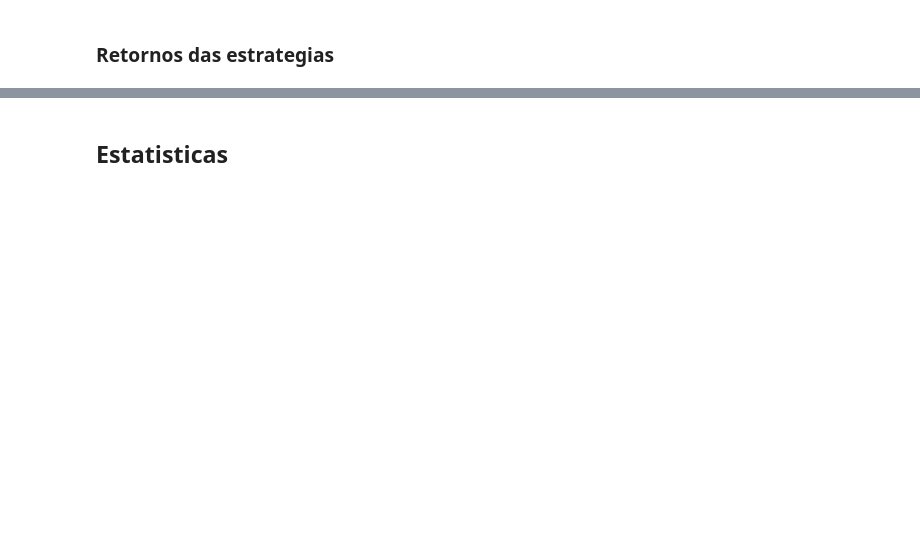
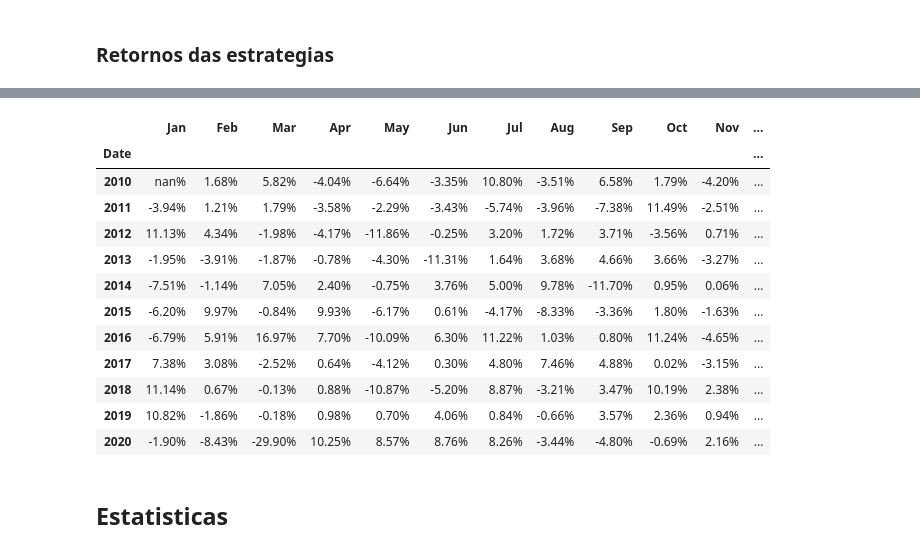
Before and after one commit to luisfeldma/Finance, a Jupyter notebook: Bollinger bands.ipynb, the cells around one changed output, grey strips where cells are left out. Cells and saved outputs as stored; diff of their text form; code cells hidden in the pictures; blank space fills up the shorter version.

```diff
--- a/Bollinger bands.ipynb
+++ b/Bollinger bands.ipynb
@@ -187,0 +176,10 @@ plt.show()
+# %%
+b = pd.Series(b_returns).fillna(0).add(1).cumprod()
+b_monthly_returns = b.groupby([b.index.year, b.index.month]).tail(1).pct_change()
+
+table = pd.DataFrame(index=b_monthly_returns.groupby(b_monthly_returns.index.year).tail(1).index.year, columns=['01', '02', '03','04','05','06','07','08','09','10','11','12'])
+for y in b_monthly_returns.groupby(b_monthly_returns.index.year).tail(1).index.year:
+    for m in table.columns:
+        if y == 2020 and m == '12':
+            break
+        table.loc[y][int(m)-1] = "{:.2%}".format(b_monthly_returns.loc[str(y)+'-'+m][0].round(4))
@@ -188,3 +206,34 @@ plt.show()
+# %%
+i = ibov.pct_change().add(1).cumprod()
+i_monthly_returns = i.groupby([i.index.year, i.index.month]).tail(1).pct_change()
+
+itable = pd.DataFrame(index=i_monthly_returns.groupby(i_monthly_returns.index.year).tail(1).index.year, columns=['01', '02', '03','04','05','06','07','08','09','10','11','12'])
+for y in i_monthly_returns.groupby(i_monthly_returns.index.year).tail(1).index.year:
+    for m in itable.columns:
+        if y == 2020 and m == '12':
+            break
+        itable.loc[y][int(m)-1] = "{:.2%}".format(i_monthly_returns.loc[str(y)+'-'+m][0].round(4))
+# %%
+icumm = i.groupby(i.index.year).tail(1).pct_change()
+icumm['2010-12-30'] = i.groupby(i.index.year).tail(1)[0]-1
+# %%
+itable.columns = ['Jan', 'Feb', 'Mar', 'Apr', 'May', 'Jun', 'Jul', 'Aug', 'Sep', 'Oct', 'Nov', 'Dec']
+itable['Acumulado'] = pd.Series(["{0:.2%}".format(val) for val in icumm], index = itable.index)
+itable
+# %% [output]
+|  | Jan | Feb | Mar | Apr | May | Jun | Jul | Aug | Sep | Oct | Nov | ... |
+| Date |  |  |  |  |  |  |  |  |  |  |  | ... |
+| 2010 | nan% | 1.68% | 5.82% | -4.04% | -6.64% | -3.35% | 10.80% | -3.51% | 6.58% | 1.79% | -4.20% | ... |
+| 2011 | -3.94% | 1.21% | 1.79% | -3.58% | -2.29% | -3.43% | -5.74% | -3.96% | -7.38% | 11.49% | -2.51% | ... |
+| 2012 | 11.13% | 4.34% | -1.98% | -4.17% | -11.86% | -0.25% | 3.20% | 1.72% | 3.71% | -3.56% | 0.71% | ... |
+| 2013 | -1.95% | -3.91% | -1.87% | -0.78% | -4.30% | -11.31% | 1.64% | 3.68% | 4.66% | 3.66% | -3.27% | ... |
+| 2014 | -7.51% | -1.14% | 7.05% | 2.40% | -0.75% | 3.76% | 5.00% | 9.78% | -11.70% | 0.95% | 0.06% | ... |
+| 2015 | -6.20% | 9.97% | -0.84% | 9.93% | -6.17% | 0.61% | -4.17% | -8.33% | -3.36% | 1.80% | -1.63% | ... |
+| 2016 | -6.79% | 5.91% | 16.97% | 7.70% | -10.09% | 6.30% | 11.22% | 1.03% | 0.80% | 11.24% | -4.65% | ... |
+| 2017 | 7.38% | 3.08% | -2.52% | 0.64% | -4.12% | 0.30% | 4.80% | 7.46% | 4.88% | 0.02% | -3.15% | ... |
+| 2018 | 11.14% | 0.67% | -0.13% | 0.88% | -10.87% | -5.20% | 8.87% | -3.21% | 3.47% | 10.19% | 2.38% | ... |
+| 2019 | 10.82% | -1.86% | -0.18% | 0.98% | 0.70% | 4.06% | 0.84% | -0.66% | 3.57% | 2.36% | 0.94% | ... |
+| 2020 | -1.90% | -8.43% | -29.90% | 10.25% | 8.57% | 8.76% | 8.26% | -3.44% | -4.80% | -0.69% | 2.16% | ... |
 # %% [markdown]
 ## Estatisticas
 # %%
```
Also changed, not shown: parts of 17 cells of this notebook.
